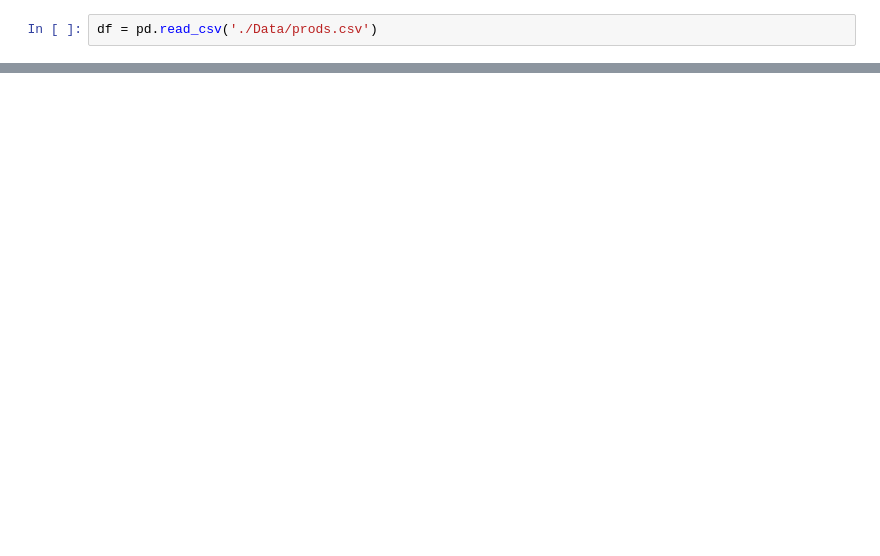
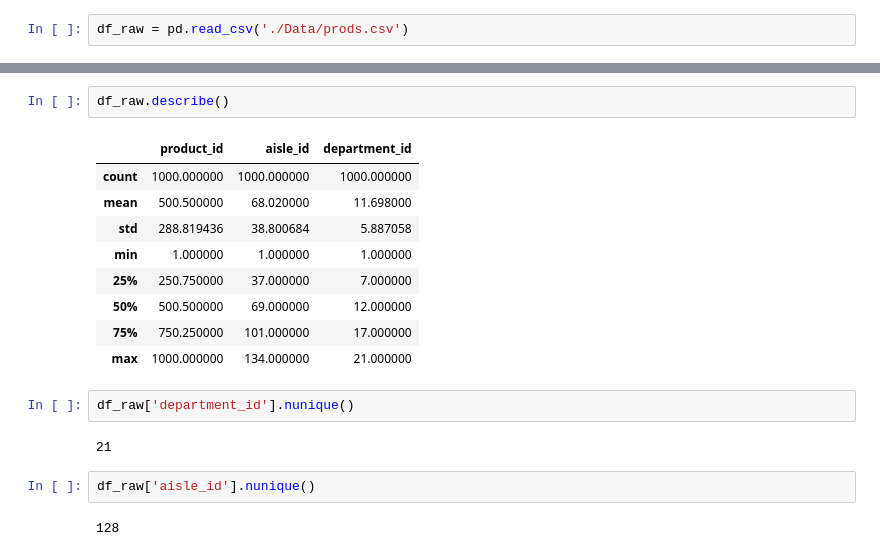
Before and after one commit to prabhumns/capstone-projects, a Jupyter notebook: Project-2/similar_products.ipynb, the cells around one changed output, grey strips where cells are left out. Saved outputs shown, nothing was run; the diff lists cells and outputs as text; blank space fills up the shorter version.

```diff
--- a/Project-2/similar_products.ipynb
+++ b/Project-2/similar_products.ipynb
@@ -8,3 +53,3 @@ import os
 # %%
-df = pd.read_csv('./Data/prods.csv')
+df_raw = pd.read_csv('./Data/prods.csv')
 # %%
@@ -16,3 +61,23 @@ df.head()
 | 2 | 3 | Robust Golden Unsweetened Oolong Tea | 94 | 7 |
 | 3 | 4 | Smart Ones Classic Favorites Mini... | 38 | 1 |
 | 4 | 5 | Green Chile Anytime Sauce | 5 | 13 |
+# %%
+df_raw.describe()
+# %% [output]
+|  | product_id | aisle_id | department_id |
+| count | 1000.000000 | 1000.000000 | 1000.000000 |
+| mean | 500.500000 | 68.020000 | 11.698000 |
+| std | 288.819436 | 38.800684 | 5.887058 |
+| min | 1.000000 | 1.000000 | 1.000000 |
+| 25% | 250.750000 | 37.000000 | 7.000000 |
+| 50% | 500.500000 | 69.000000 | 12.000000 |
+| 75% | 750.250000 | 101.000000 | 17.000000 |
+| max | 1000.000000 | 134.000000 | 21.000000 |
+# %%
+df_raw['department_id'].nunique()
+# %% [output]
+21
+# %%
+df_raw['aisle_id'].nunique()
+# %% [output]
+128
```
Also changed, not shown: parts of 30 cells of this notebook, 6 other files.
